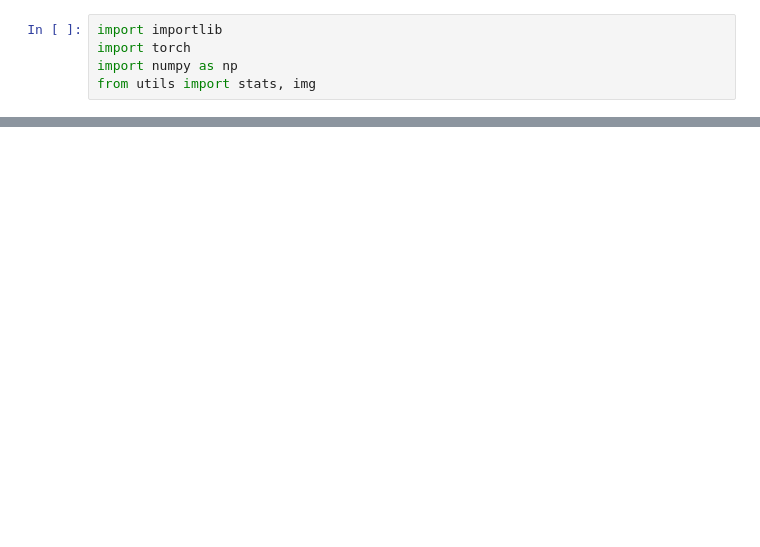
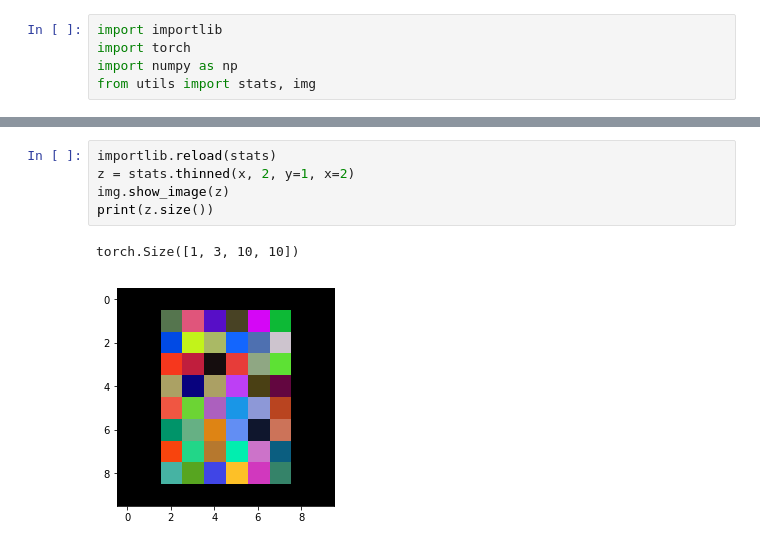
Before and after one commit to Lewington-pitsos/neural_synthesis, a Jupyter notebook: pad.ipynb, the cells around one changed output, grey strips where cells are left out. Drawn from its saved outputs; the diff is of its cells as text; blank space fills up the shorter version.

```diff
--- a/pad.ipynb
+++ b/pad.ipynb
@@ -19,0 +27,8 @@ TypeError: 'tuple' object does not support item assignment
+# %%
+importlib.reload(stats)
+z = stats.thinned(x, 2, y=1, x=2)
+img.show_image(z)
+print(z.size())
+# %% [output]
+torch.Size([1, 3, 10, 10])
+[figure, added]
```
Also changed, not shown: parts of 2 cells of this notebook, 1 other file.
